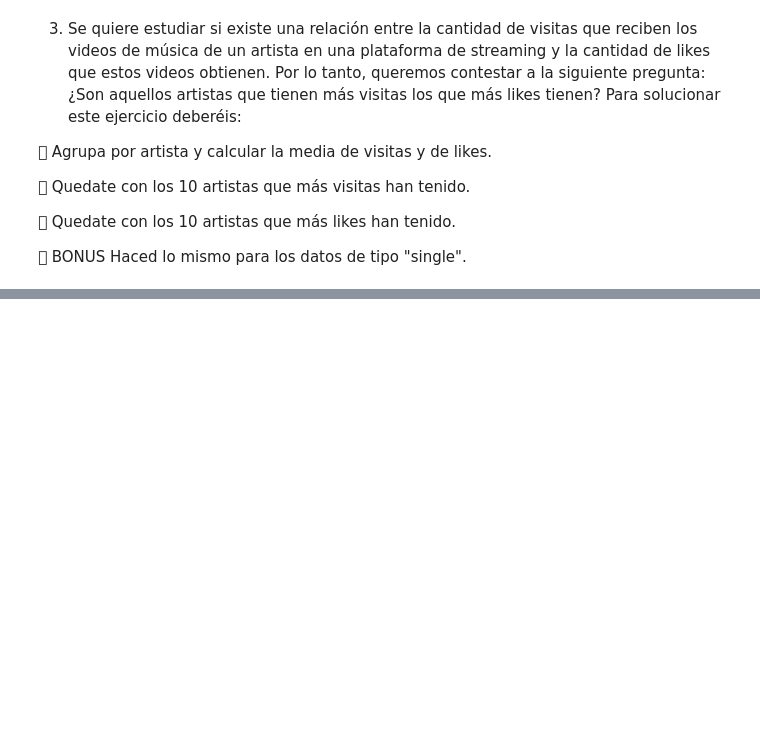
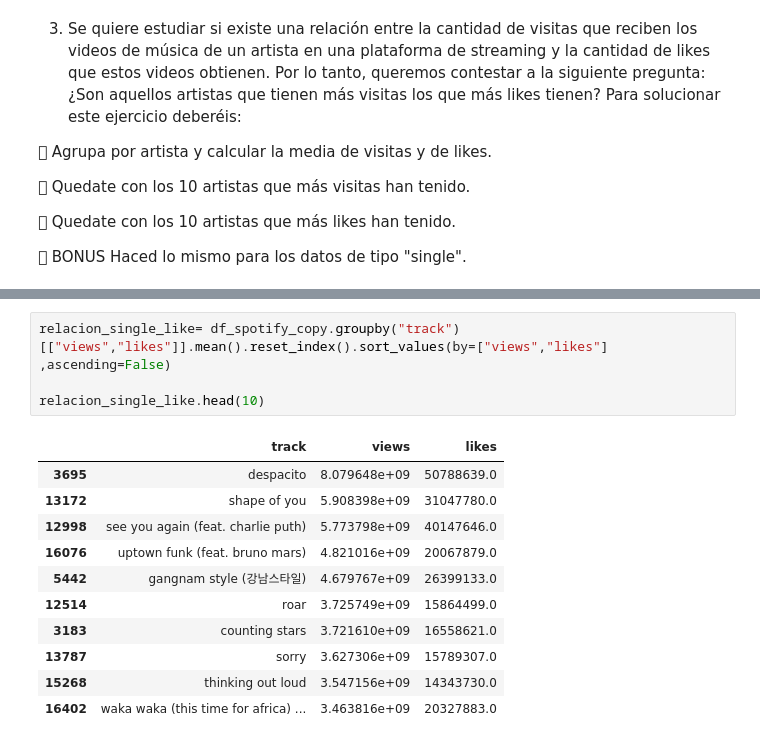
Before and after one commit to AndreaGonzalezG/Evaluacion_intermedia_mod3, a Jupyter notebook: Evaluacion_intermedia_mod3.ipynb, the cells around one changed output, grey strips where cells are left out. Drawn from its saved outputs; the diff is of its cells as text; blank space fills up the shorter version.

```diff
--- a/Evaluacion_intermedia_mod3.ipynb
+++ b/Evaluacion_intermedia_mod3.ipynb
@@ -425,0 +438,16 @@ KeyError: 'mean'
+# %%
+relacion_single_like= df_spotify_copy.groupby("track")[["views","likes"]].mean().reset_index().sort_values(by=["views","likes"] ,ascending=False)
+
+relacion_single_like.head(10)
+# %% [output]
+|  | track | views | likes |
+| 3695 | despacito | 8.079648e+09 | 50788639.0 |
+| 13172 | shape of you | 5.908398e+09 | 31047780.0 |
+| 12998 | see you again (feat. charlie puth) | 5.773798e+09 | 40147646.0 |
+| 16076 | uptown funk (feat. bruno mars) | 4.821016e+09 | 20067879.0 |
+| 5442 | gangnam style (강남스타일) | 4.679767e+09 | 26399133.0 |
+| 12514 | roar | 3.725749e+09 | 15864499.0 |
+| 3183 | counting stars | 3.721610e+09 | 16558621.0 |
+| 13787 | sorry | 3.627306e+09 | 15789307.0 |
+| 15268 | thinking out loud | 3.547156e+09 | 14343730.0 |
+| 16402 | waka waka (this time for africa) ... | 3.463816e+09 | 20327883.0 |
```
Also changed, not shown: parts of 1 cell of this notebook.
